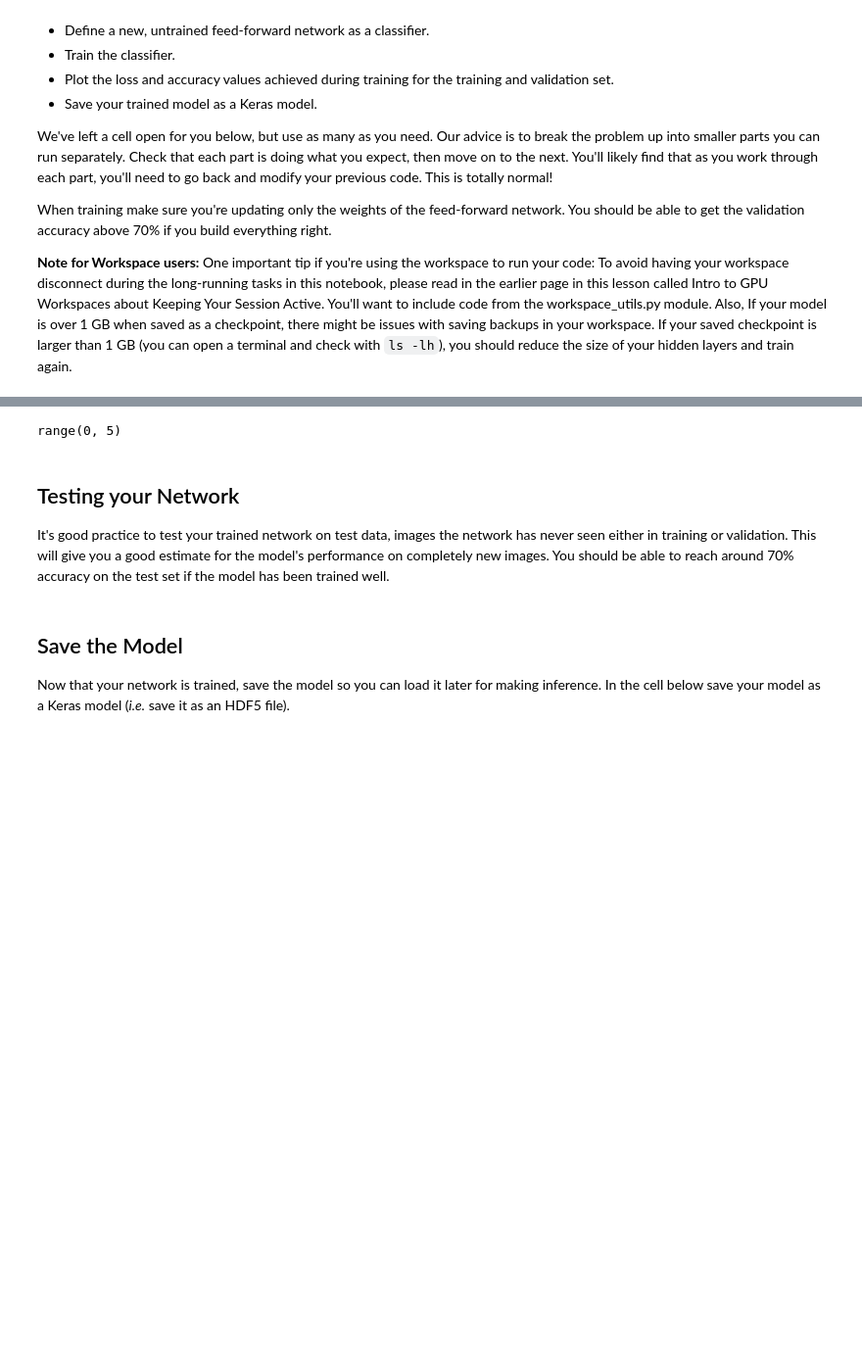
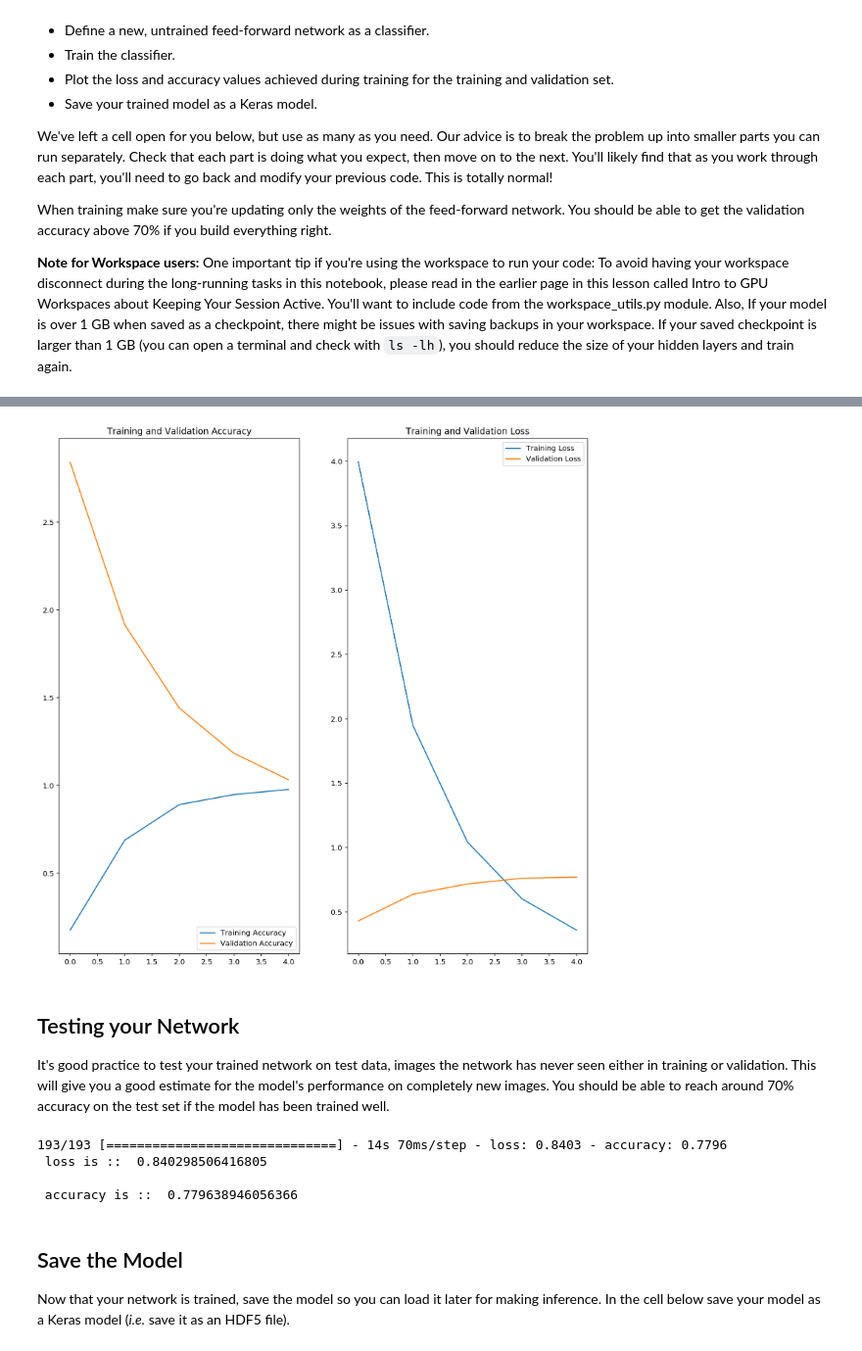
Before and after one commit to hoosmalhoos/-p1_image_classifier, a Jupyter notebook: Project_Image_Classifier_Project.ipynb, the cells around one changed output, grey strips where cells are left out. Shown at 98% size. Drawn from its saved outputs; the diff is of its cells as text; code cells hidden in the pictures; blank space fills up the shorter version.

Commit message:
added the model and project file

```diff
--- a/Project_Image_Classifier_Project.ipynb
+++ b/Project_Image_Classifier_Project.ipynb
@@ -279,13 +288,0 @@ Function call stack:
-# %%
-'''
-
-    model.compile(optimizer='adam',
-              loss='sparse_categorical_crossentropy',
-              metrics=['accuracy'])
-
-    early_stop=tf.keras.callbacks.EarlyStopping(monitor='val_loss',patience=5)
-
-    EPOCHS = 5
-
-    history = model.fit(training_batches,validation_data=Validation_batches, epochs = EPOCHS,callbacks=[early_stop])
-'''
@@ -299,38 +289,50 @@ Function call stack:
 # %%
 # TODO: Plot the loss and accuracy values achieved during training for the training and validation set.
 '''
     or image_batch, label_batch in training_batches.take(1):
     loss, accuracy = model.evaluate(image_batch, label_batch)
 
     print('\nLoss before training: {:,.3f}'.format(loss))
     print('Accuracy before training: {:.3%}'.format(accuracy))
 '''
-training_loss=histrory.history['loss']
-training_accuracy=histrory.history['accuracy']
+training_loss=history.history['loss']
+training_accuracy=history.history['accuracy']
 
-validation_set_loss=histrory.history['val_accuracy']
-validation_set_accuracy=histrory.history['val_loss']
+validation_set_loss=history.history['val_accuracy']
+validation_set_accuracy=history.history['val_loss']
 
-epochsR=range(5)
-epochsR
+epochs_range = range(5)
 
-plt.figure(figsize=(6,6))
+plt.figure(figsize = (13, 13))
+plt.subplot(1, 2, 1)
+plt.plot(epochs_range, training_accuracy, label = 'Training Accuracy')
+plt.plot(epochs_range, validation_set_accuracy, label = 'Validation Accuracy')
+plt.legend(loc = 'lower right')
+plt.title('Training and Validation Accuracy')
 
-plt.subplot(1,2,1)
-plt.plot(epochsR,training_accuracy)
-plt.plot(epochsR,validation_set_accuracy)
+plt.subplot(1, 2, 2)
+plt.plot(epochs_range, training_loss, label = 'Training Loss')
+plt.plot(epochs_range, validation_set_loss, label = 'Validation Loss')
+plt.legend(loc = 'upper right')
+plt.title('Training and Validation Loss')
+
 plt.show()
 # %% [output]
-range(0, 5)
+[figure, added]
 # %% [markdown]
 ## Testing your Network
 
 It's good practice to test your trained network on test data, images the network has never seen either in training or validation. This will give you a good estimate for the model's performance on completely new images. You should be able to reach around 70% accuracy on the test set if the model has been trained well.
 # %%
 # TODO: Print the loss and accuracy values achieved on the entire test set.
-loss,accuracy=model.evaulate(testing_batches)
-print (" loss is ::  {}\n".format loss)
-print (" loss is ::  {}\n".format accuracy)
+loss,accuracy=model.evaluate(testing_batches)
+print (" loss is ::  {}\n".format(loss))
+print (" accuracy is ::  {}\n".format (accuracy))
+# %% [output]
+193/193 [==============================] - 14s 70ms/step - loss: 0.8403 - accuracy: 0.7796
+ loss is ::  0.840298506416805
+
+ accuracy is ::  0.779638946056366
 # %% [markdown]
 ## Save the Model
 
```
Also changed, not shown: parts of 14 cells of this notebook, 1 other file.
